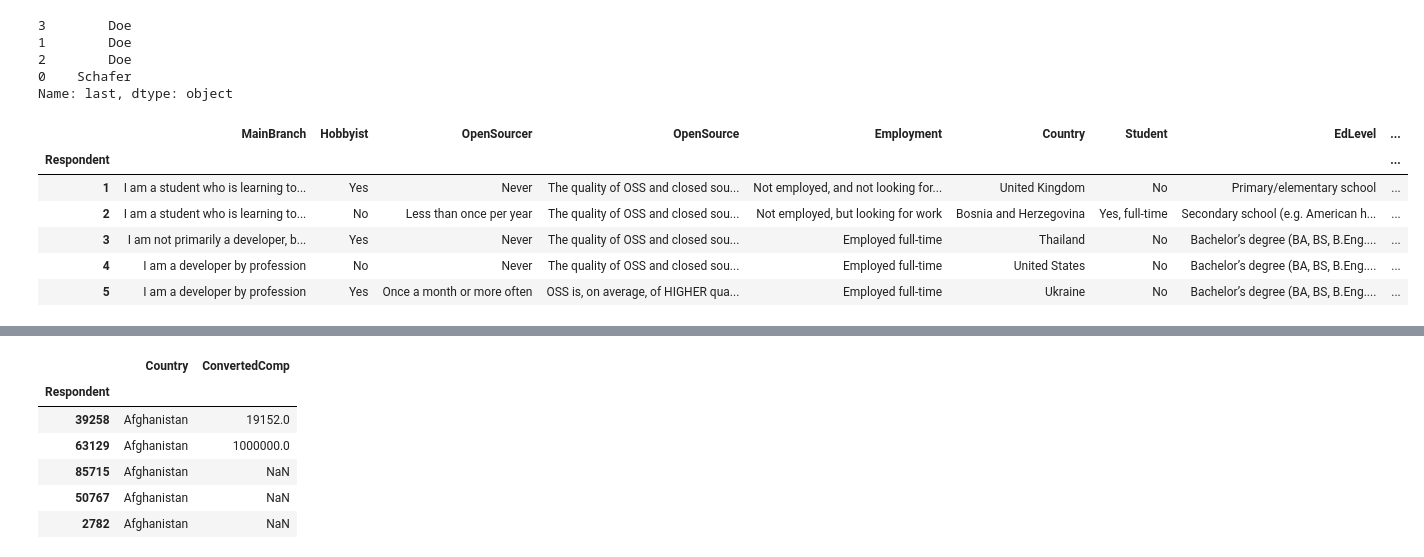
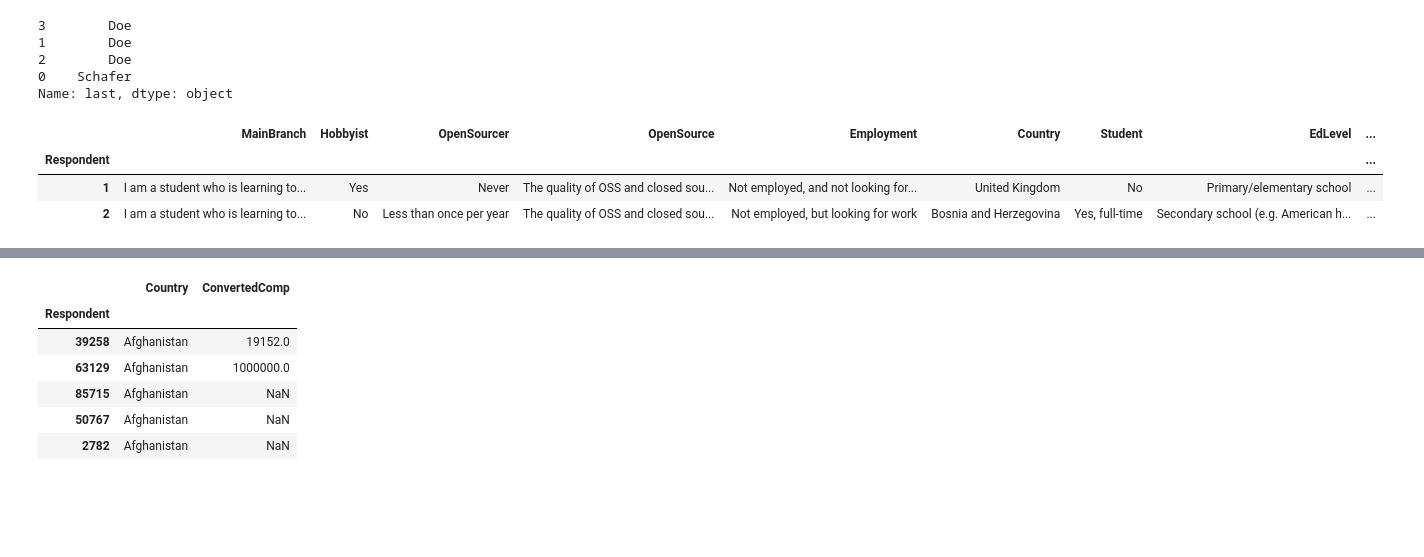
Before and after one commit to amirhdre/Pandas-Tutorial, a Jupyter notebook: 7_sorting.ipynb, the cells around one changed output, grey strips where cells are left out. Drawn from its saved outputs; the diff is of its cells as text; code cells hidden in the pictures; blank space fills up the shorter version.

```diff
--- a/Pandas7.ipynb
+++ b/7_sorting.ipynb
@@ -65,21 +71,17 @@ df['last'].sort_values()
 Name: last, dtype: object
 # %%
 import pandas as pd
-df = pd.read_csv('data/survey_results_public.csv', \
-                index_col='Respondent')
-schema_df = pd.read_csv('data/survey_results_schema.csv', \
-                       index_col='Column')
 
-pd.set_option('display.max_columns',85)
-pd.set_option('display.max_rows',85)
+df = pd.read_csv("data/survey_results_public.csv", index_col="Respondent")
+schema_df = pd.read_csv("data/survey_results_schema.csv", index_col="Column")
 
-df.head()
+pd.set_option("display.max_columns", 85)
+pd.set_option("display.max_rows", 85)
+
+df.head(2)
 # %% [output]
 |  | MainBranch | Hobbyist | OpenSourcer | OpenSource | Employment | Country | Student | EdLevel | ... |
 | Respondent |  |  |  |  |  |  |  |  | ... |
 | 1 | I am a student who is learning to... | Yes | Never | The quality of OSS and closed sou... | Not employed, and not looking for... | United Kingdom | No | Primary/elementary school | ... |
 | 2 | I am a student who is learning to... | No | Less than once per year | The quality of OSS and closed sou... | Not employed, but looking for work | Bosnia and Herzegovina | Yes, full-time | Secondary school (e.g. American h... | ... |
-| 3 | I am not primarily a developer, b... | Yes | Never | The quality of OSS and closed sou... | Employed full-time | Thailand | No | Bachelor’s degree (BA, BS, B.Eng.... | ... |
-| 4 | I am a developer by profession | No | Never | The quality of OSS and closed sou... | Employed full-time | United States | No | Bachelor’s degree (BA, BS, B.Eng.... | ... |
-| 5 | I am a developer by profession | Yes | Once a month or more often | OSS is, on average, of HIGHER qua... | Employed full-time | Ukraine | No | Bachelor’s degree (BA, BS, B.Eng.... | ... |
 # %%
```
Also changed, not shown: parts of 14 cells of this notebook, 2 other files.
